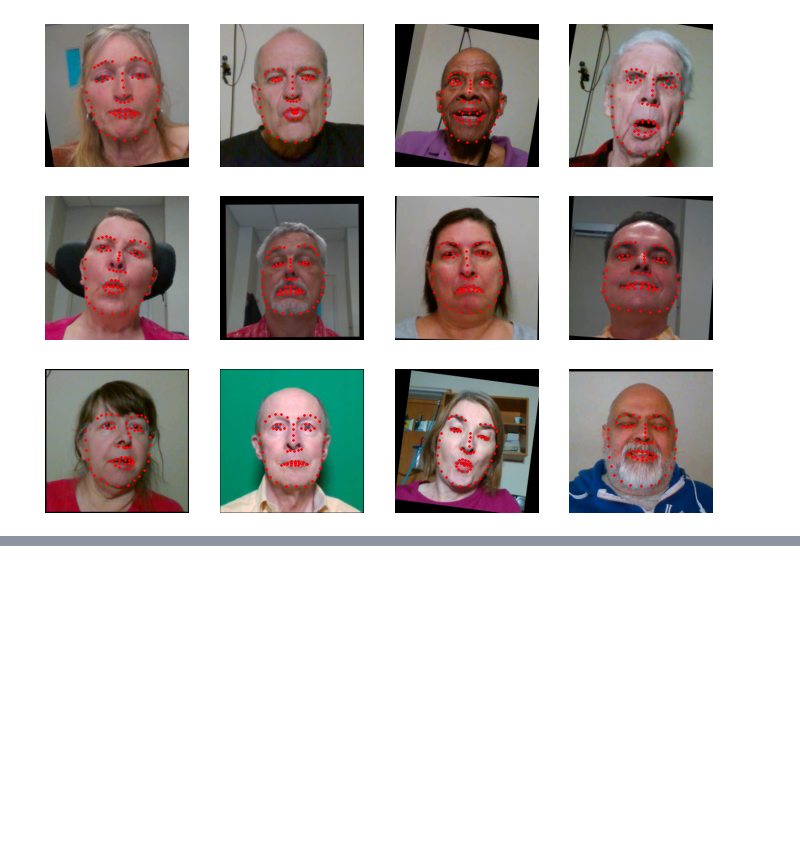
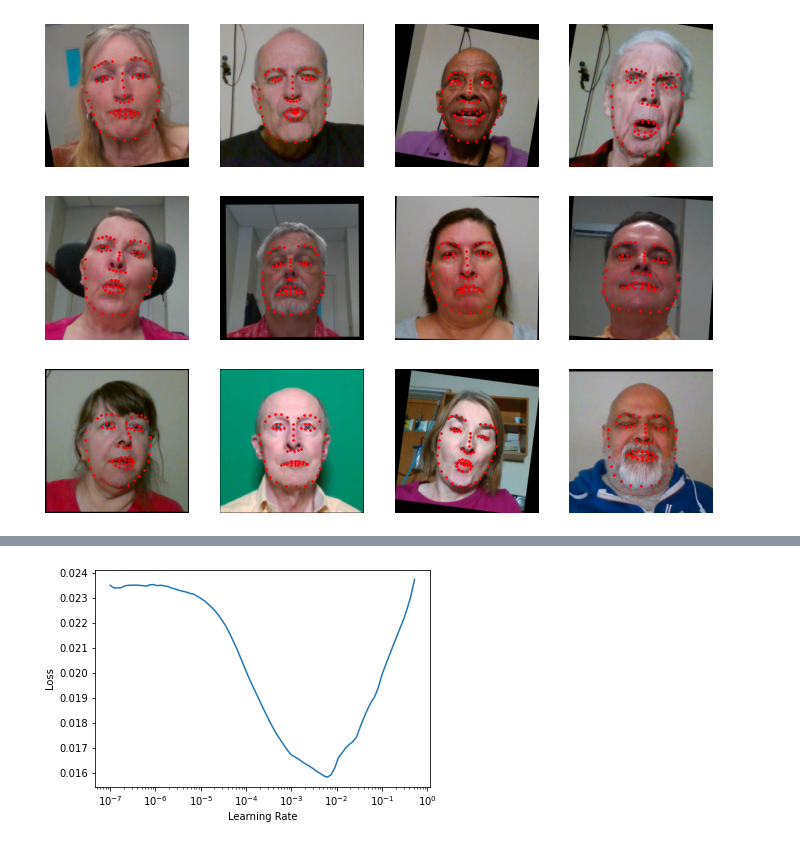
Before and after one commit to dguari1/NeuroFace_FineTuning, a Jupyter notebook: code/FineTune_HRNet.ipynb, the cells around one changed output, grey strips where cells are left out. Saved outputs shown, nothing was run; the diff lists cells and outputs as text; code cells hidden in the pictures; blank space fills up the shorter version.

```diff
--- a/code/FineTune_HRNet.ipynb
+++ b/code/FineTune_HRNet.ipynb
@@ -93,7 +196,6 @@ def heatmap2argmax(heatmap, scale=False):
     N, C, H, W = heatmap.shape
     index = heatmap.view(N,C,1,-1).argmax(dim=-1)
     pts = torch.cat([index%W, index//W], dim=2)
-
     if scale:
         scale = tensor([W,H], device=heatmap.device)
         pts = _scale(pts, scale)
@@ -163,7 +265,10 @@ class HeatmapTransform(Transform):
 
         # Flatten the points along the final axis,
         # and find the argmax per channel
-        return HeatmapPoint(heatmap2argmax(x), source_heatmap=x)
+        #return HeatmapPoint(heatmap2argmax(x), source_heatmap=x)
+        pp,_,scores = get_preds_fromhm(x.detach().cpu().numpy())
+        xy = _scale(pp*4,self.size)
+        return HeatmapPoint(xy, source_heatmap=x)
 # %%
 #Generate a FastAI datablock that gets an image and landmarks and returns:
 # - Image (normalized with Imagenet Stats)
@@ -245,0 +496,5 @@ class WingLoss(nn.Module):
+# %%
+#find learning rate using FastAI
+lr_min, lr_steepest = learn.lr_find()
+lr_steepest
+# %% [output]
@@ -245,0 +502 @@ class WingLoss(nn.Module):
+[figure, added]
```
Also changed, not shown: parts of 14 cells of this notebook, 22 other files.
